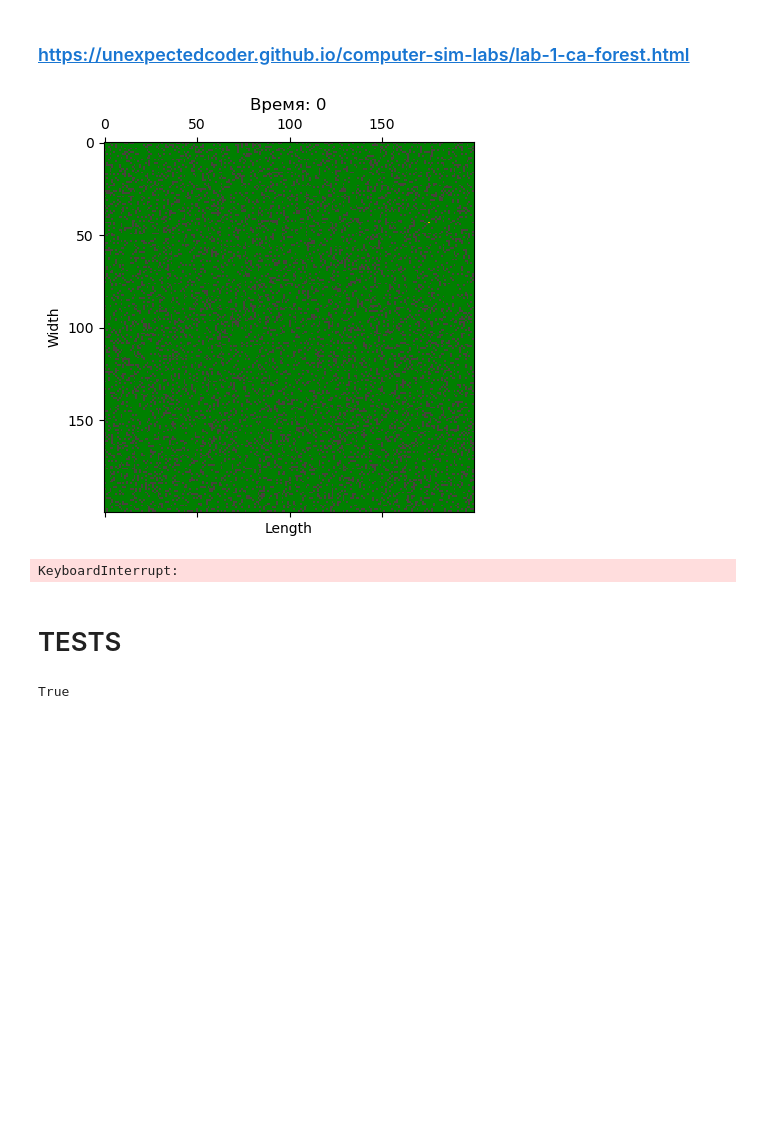
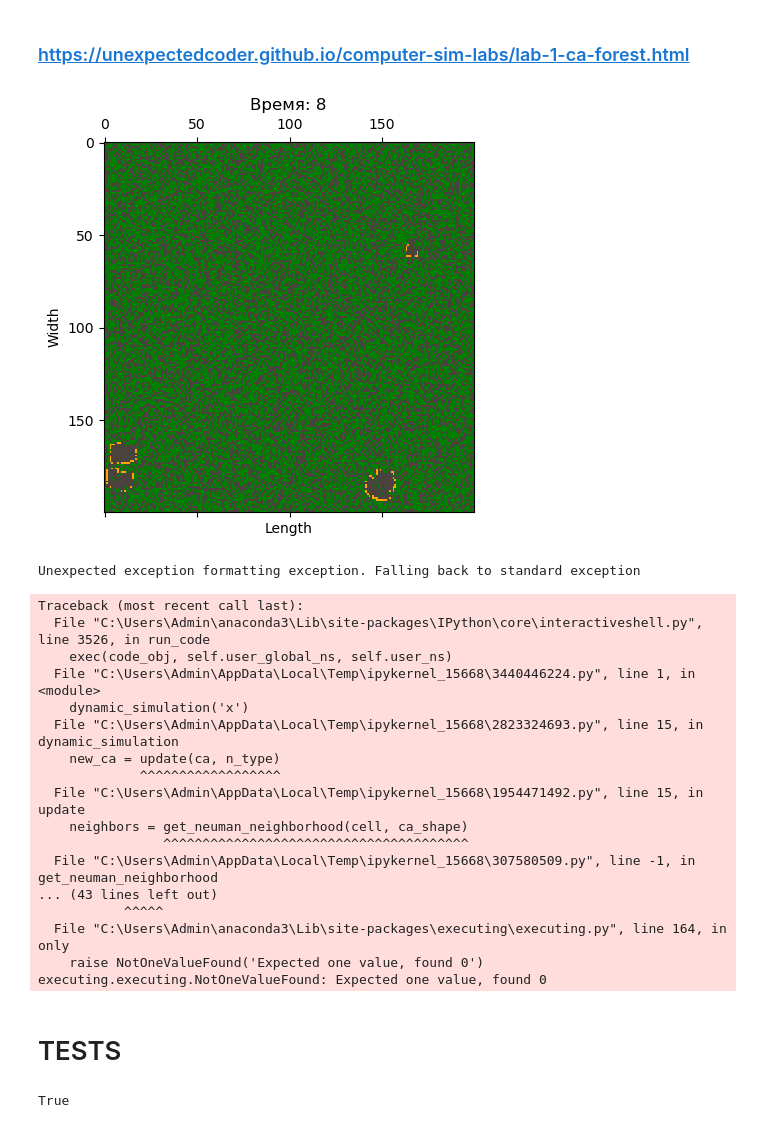
Before and after one commit to zimychka/miit_lab1_forest_fire, a Jupyter notebook: src/forest_fire_lb1.ipynb, the cells around one changed output. Saved outputs shown, nothing was run; the diff lists cells and outputs as text; code cells hidden in the pictures; blank space fills up the shorter version.

```diff
--- a/src/forest_fire_lb1.ipynb
+++ b/src/forest_fire_lb1.ipynb
@@ -15,7 +15,7 @@ seed = 1097
 # Dimensions of the cellular field
 w, h = 200, 200
 # Fraction of cells with trees
-eta = 0.8
+eta = 1/2
 # Number of initially burning trees
 f = 1
 # Probability of a new tree growing
@@ -171,11 +171,11 @@ def update_cell(ca: np.ndarray,
         i = neighbor[0]
         j = neighbor[1]
         if i != None and j != None:
-            if ca[i][j] == 0:
+            if ca[i][j] == CellState.EMPTY.value:
                 black_cells += 1
-            elif ca[i][j] == 1:
+            elif ca[i][j] == CellState.FIRING.value:
                 firing_cells += 1
-            elif ca[i][j] == 2:
+            elif ca[i][j] == CellState.TREE.value:
                 tree_cells += 1
 
     if ca[row][col] == CellState.TREE.value and firing_cells > 0:
@@ -211,13 +211,12 @@ def update(ca: np.ndarray, nt: NeighborhoodType) -> Matrix:
             update_cell(ca, new_ca, cell, neighbors)
     return new_ca
 # %%
-def dynamic_simulation():
+def dynamic_simulation(n_type=NeighborhoodType.NEUMAN.value):
     """
     Shows forest fire dynamic simulation
     """
     empty_ca = create_ca(h, w)
     ca = init_state(empty_ca, eta, f)
-    n_type = NeighborhoodType.NEUMAN.value
     new_ca = ca.copy()
 
     for time in range(200):
@@ -228,14 +227,31 @@ def dynamic_simulation():
         plt.show()
         new_ca = update(ca, n_type)
 # %%
-dynamic_simulation()
+dynamic_simulation('x')
 # %% [output]
-[figure, old version]
+[figure, new version]
-KeyboardInterrupt:
+Unexpected exception formatting exception. Falling back to standard exception
+Traceback (most recent call last):
+  File "C:\Users\Admin\anaconda3\Lib\site-packages\IPython\core\interactiveshell.py", line 3526, in run_code
+    exec(code_obj, self.user_global_ns, self.user_ns)
+  File "C:\Users\Admin\AppData\Local\Temp\ipykernel_15668\3440446224.py", line 1, in <module>
+    dynamic_simulation('x')
+  File "C:\Users\Admin\AppData\Local\Temp\ipykernel_15668\2823324693.py", line 15, in dynamic_simulation
+    new_ca = update(ca, n_type)
+             ^^^^^^^^^^^^^^^^^^
+  File "C:\Users\Admin\AppData\Local\Temp\ipykernel_15668\1954471492.py", line 15, in update
+    neighbors = get_neuman_neighborhood(cell, ca_shape)
+                ^^^^^^^^^^^^^^^^^^^^^^^^^^^^^^^^^^^^^^^
+  File "C:\Users\Admin\AppData\Local\Temp\ipykernel_15668\307580509.py", line -1, in get_neuman_neighborhood
+... (43 lines left out)
+           ^^^^^
+  File "C:\Users\Admin\anaconda3\Lib\site-packages\executing\executing.py", line 164, in only
+    raise NotOneValueFound('Expected one value, found 0')
+executing.executing.NotOneValueFound: Expected one value, found 0
-# %% [markdown]
-
-
-# TESTS
+# %% [markdown]
+
+
+# TESTS
 # %%
 NeighborhoodType.CROSS.value == '+'
 # %% [output]
```
Also changed, not shown: parts of 6 cells of this notebook.
